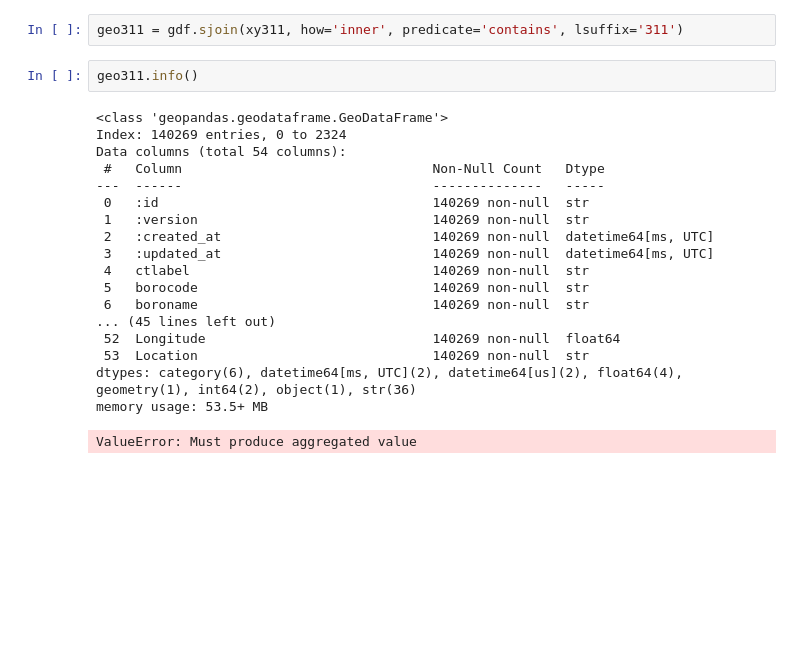
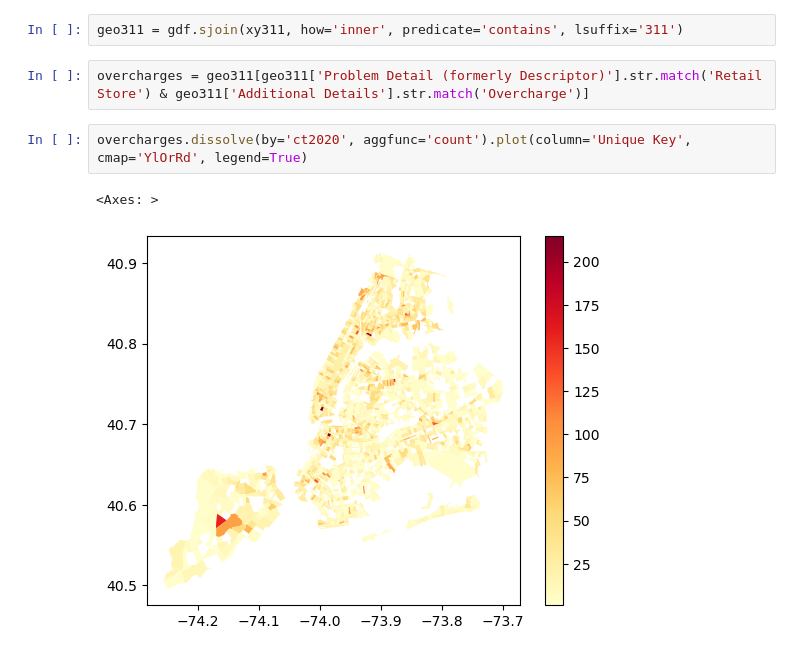
Before and after one commit to story645/odwny2026, a Jupyter notebook: content/n1_static.ipynb, the cells around one changed output. Saved outputs shown, nothing was run; the diff lists cells and outputs as text; blank space fills up the shorter version.

```diff
--- a/content/n1_static.ipynb
+++ b/content/n1_static.ipynb
@@ -140,25 +187,9 @@ xy311
 # %%
 geo311 = gdf.sjoin(xy311, how='inner', predicate='contains', lsuffix='311')
 # %%
-geo311.info()
+overcharges = geo311[geo311['Problem Detail (formerly Descriptor)'].str.match('Retail Store') & geo311['Additional Details'].str.match('Overcharge')]
-# %% [output]
-<class 'geopandas.geodataframe.GeoDataFrame'>
-Index: 140269 entries, 0 to 2324
-Data columns (total 54 columns):
- #   Column                                Non-Null Count   Dtype
----  ------                                --------------   -----
- 0   :id                                   140269 non-null  str
- 1   :version                              140269 non-null  str
- 2   :created_at                           140269 non-null  datetime64[ms, UTC]
- 3   :updated_at                           140269 non-null  datetime64[ms, UTC]
- 4   ctlabel                               140269 non-null  str
- 5   borocode                              140269 non-null  str
- 6   boroname                              140269 non-null  str
-... (45 lines left out)
- 52  Longitude                             140269 non-null  float64
- 53  Location                              140269 non-null  str
-dtypes: category(6), datetime64[ms, UTC](2), datetime64[us](2), float64(4), geometry(1), int64(2), object(1), str(36)
-memory usage: 53.5+ MB
 # %%
+overcharges.dissolve(by='ct2020', aggfunc='count').plot(column='Unique Key', cmap='YlOrRd', legend=True)
 # %% [output]
-ValueError: Must produce aggregated value
+<Axes: >
+[figure, added]
```
Also changed, not shown: parts of 13 cells of this notebook, 3 other files.
